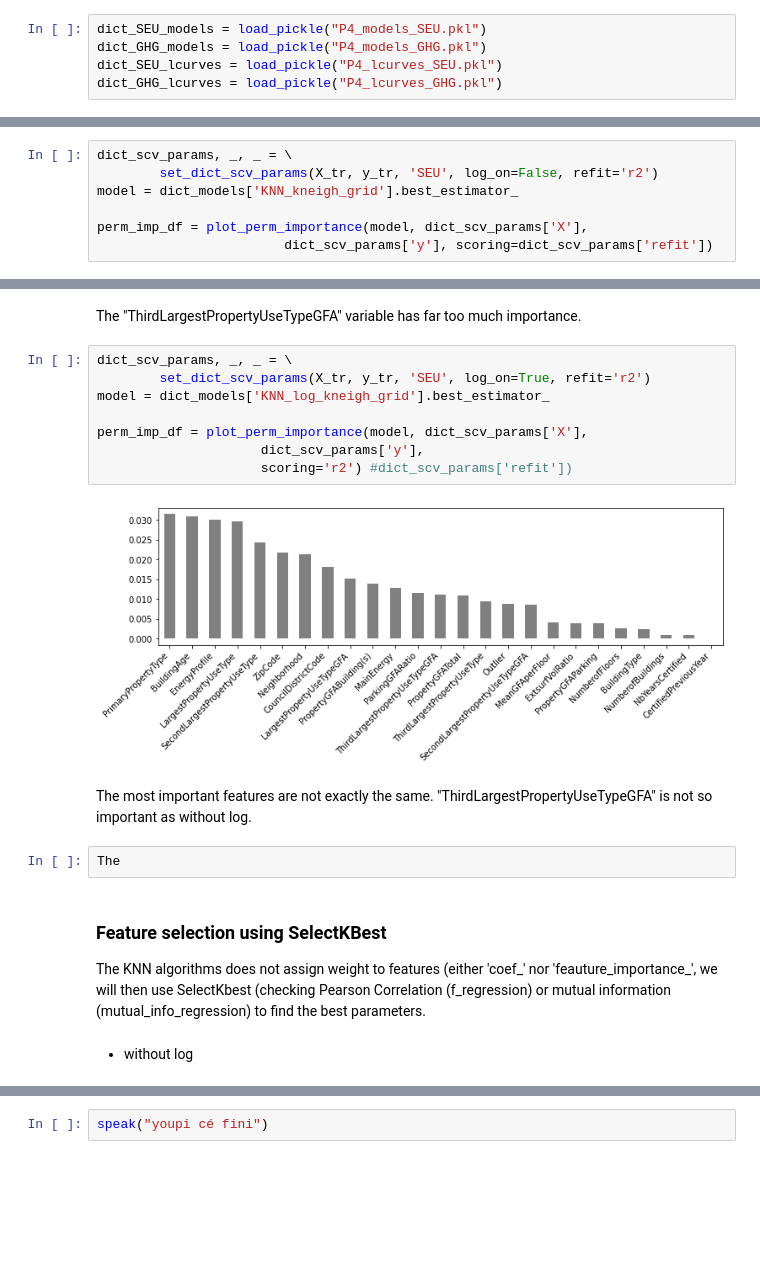
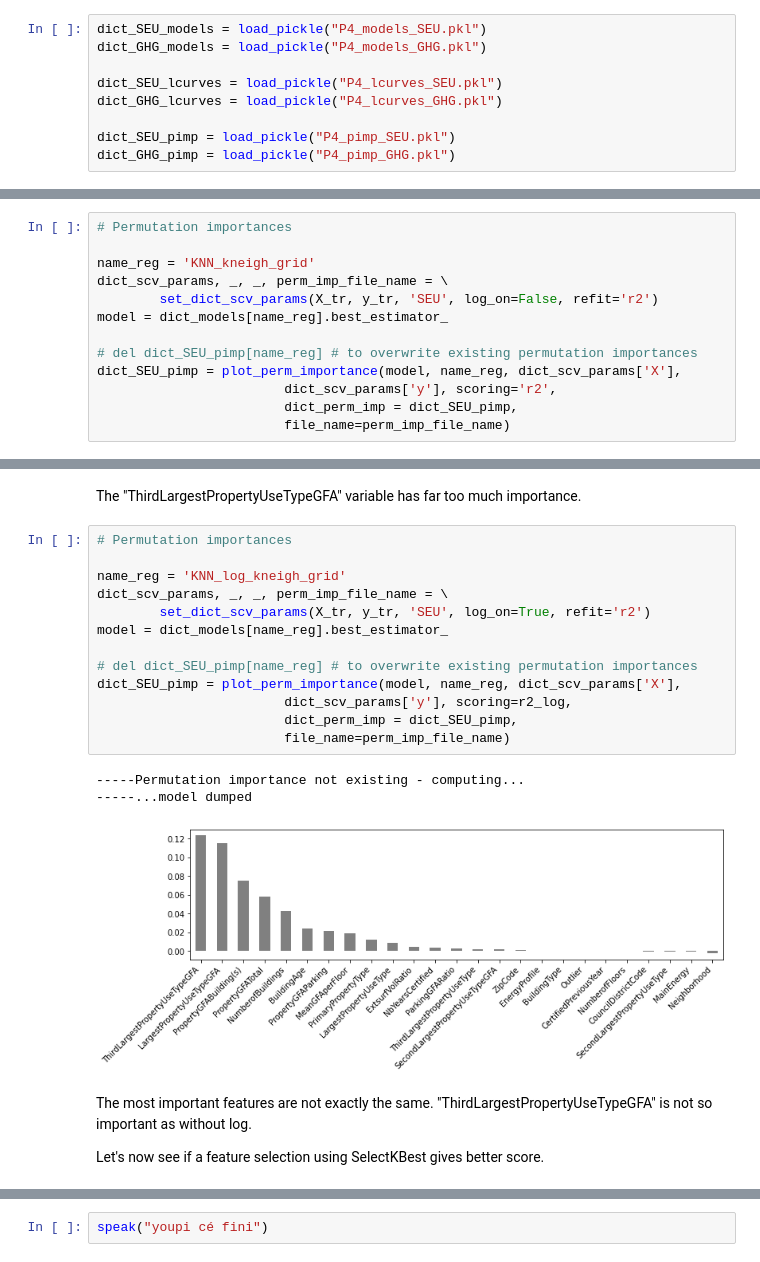
Before and after one commit to SmellyArmure/OC_DS_Project4, a Jupyter notebook: NOTEBOOKS/P4_Modelling.ipynb, the cells around one changed output, grey strips where cells are left out. Saved outputs shown, nothing was run; the diff lists cells and outputs as text; blank space fills up the shorter version.

```diff
--- a/NOTEBOOKS/P4_Modelling.ipynb
+++ b/NOTEBOOKS/P4_Modelling.ipynb
@@ -371,8 +380,12 @@ def load_pickle(f_name):
 # %%
 dict_SEU_models = load_pickle("P4_models_SEU.pkl")
 dict_GHG_models = load_pickle("P4_models_GHG.pkl")
+
 dict_SEU_lcurves = load_pickle("P4_lcurves_SEU.pkl")
 dict_GHG_lcurves = load_pickle("P4_lcurves_GHG.pkl")
+
+dict_SEU_pimp = load_pickle("P4_pimp_SEU.pkl")
+dict_GHG_pimp = load_pickle("P4_pimp_GHG.pkl")
 # %% [output]
 --Pickle containing models already existing as  P4_models_SEU.pkl :
  dict_keys(['KNN_log_kneigh_grid', 'KNN_kneigh_grid', 'KNN_kbest_grid', 'KNN_log_kbest_grid', 'Ridge_alpha_enc_rand', 'KNN_pca_grid', 'KNN_log_pca_grid', 'Ridge_log_alpha_enc_rand', 'RandomForest_leaf ...
@@ -582,10 +657,16 @@ _- Recursive Feature Elimination_
 
 Let's see at first the permutation importance of the variables in the model (without and with log transformation).
 # %%
-dict_scv_params, _, _ = \
+# Permutation importances
+
+name_reg = 'KNN_kneigh_grid'
+dict_scv_params, _, _, perm_imp_file_name = \
         set_dict_scv_params(X_tr, y_tr, 'SEU', log_on=False, refit='r2')
-model = dict_models['KNN_kneigh_grid'].best_estimator_
+model = dict_models[name_reg].best_estimator_
 
-perm_imp_df = plot_perm_importance(model, dict_scv_params['X'],
-                        dict_scv_params['y'], scoring=dict_scv_params['refit'])
+# del dict_SEU_pimp[name_reg] # to overwrite existing permutation importances
+dict_SEU_pimp = plot_perm_importance(model, name_reg, dict_scv_params['X'],
+                        dict_scv_params['y'], scoring='r2',
+                        dict_perm_imp = dict_SEU_pimp,
+                        file_name=perm_imp_file_name)
 # %% [output]
@@ -593,25 +676,26 @@ perm_imp_df = plot_perm_importance(model, dict_scv_params['X'],
 # %% [markdown]
 The "ThirdLargestPropertyUseTypeGFA" variable has far too much importance.
 # %%
-dict_scv_params, _, _ = \
+# Permutation importances
+
+name_reg = 'KNN_log_kneigh_grid'
+dict_scv_params, _, _, perm_imp_file_name = \
         set_dict_scv_params(X_tr, y_tr, 'SEU', log_on=True, refit='r2')
-model = dict_models['KNN_log_kneigh_grid'].best_estimator_
+model = dict_models[name_reg].best_estimator_
 
-perm_imp_df = plot_perm_importance(model, dict_scv_params['X'],
-                     dict_scv_params['y'],
-                     scoring='r2') #dict_scv_params['refit'])
+# del dict_SEU_pimp[name_reg] # to overwrite existing permutation importances
+dict_SEU_pimp = plot_perm_importance(model, name_reg, dict_scv_params['X'],
+                        dict_scv_params['y'], scoring=r2_log,
+                        dict_perm_imp = dict_SEU_pimp,
+                        file_name=perm_imp_file_name)
 # %% [output]
+-----Permutation importance not existing - computing...
+-----...model dumped
-[figure, old version]
+[figure, new version]
 # %% [markdown]
 The most important features are not exactly the same. "ThirdLargestPropertyUseTypeGFA" is not so important as without log.
+
+Let's now see if a feature selection using SelectKBest gives better score.
-# %%
-The
-# %% [markdown]
-### Feature selection using SelectKBest
-
-The KNN algorithms does not assign weight to features (either 'coef_' nor 'feauture_importance_', we will then use SelectKbest (checking Pearson Correlation (f_regression) or mutual information (mutual_info_regression) to find the best parameters.
-# %% [markdown]
-- without log
 # %%
 from sklearn.pipeline import Pipeline
 from sklearn.neighbors import KNeighborsRegressor
```
Also changed, not shown: parts of 68 cells of this notebook, 20 other files.
